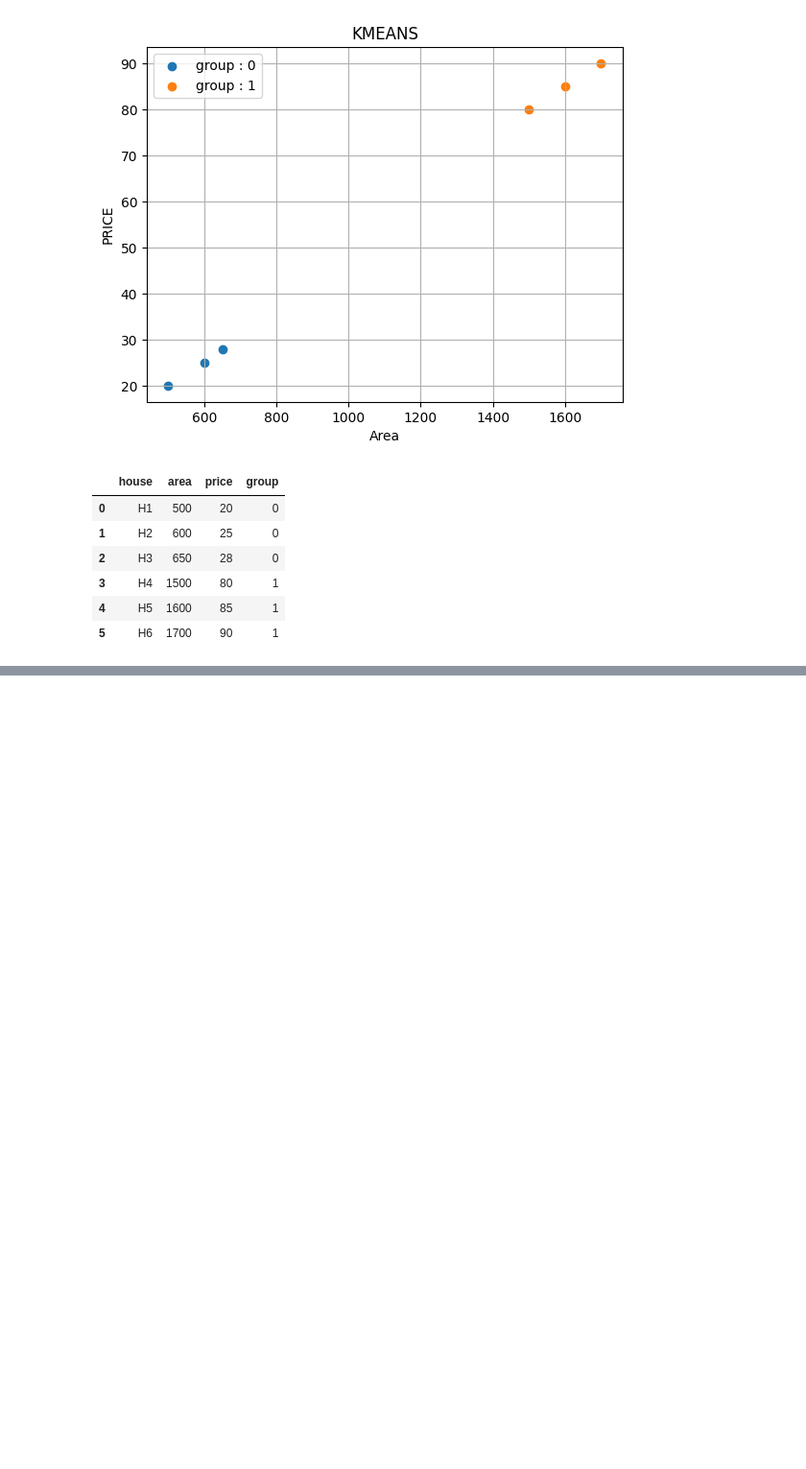
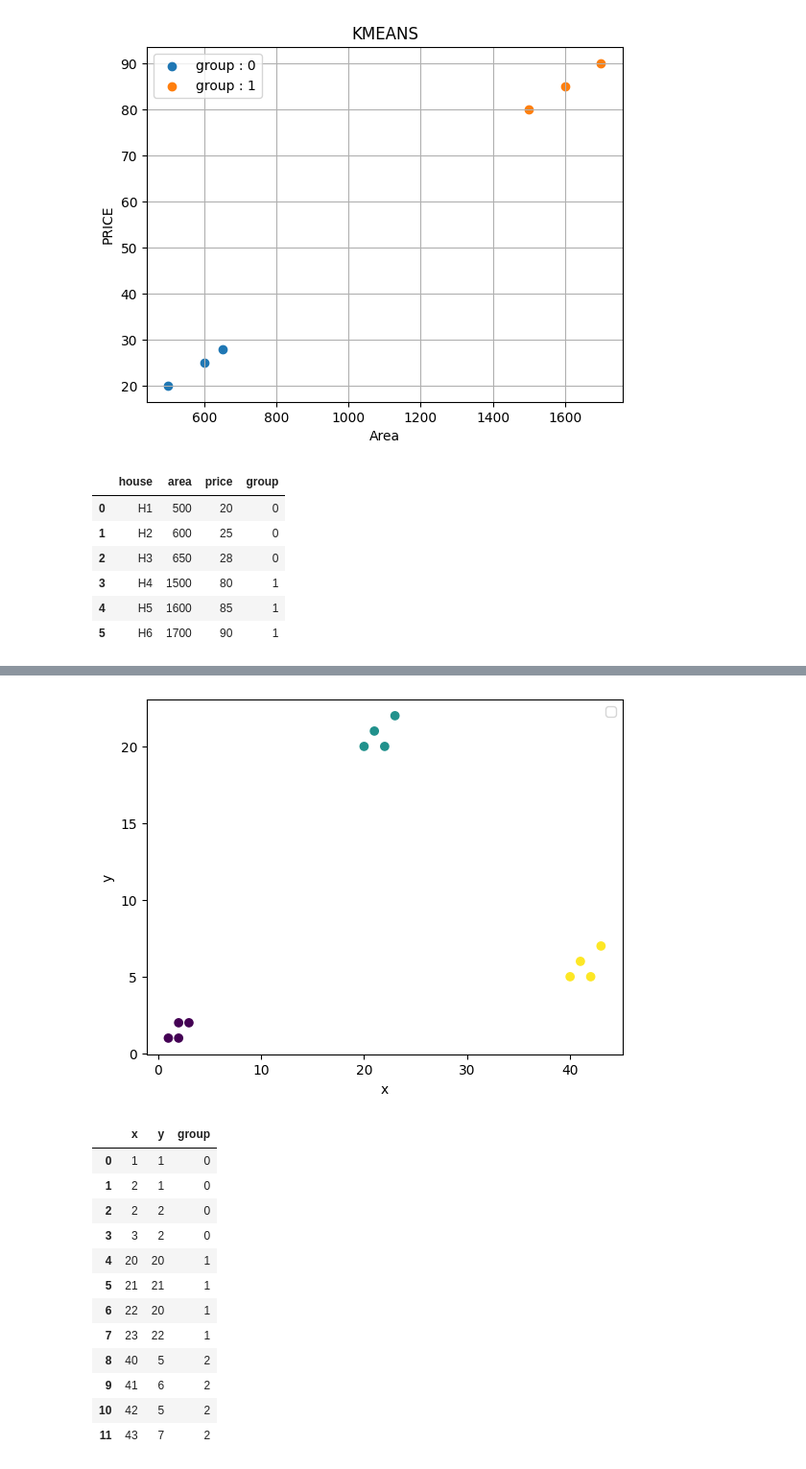
Before and after one commit to ayushpalse01012023-byte/student-performance-app, a Jupyter notebook: k_means.ipynb, the cells around one changed output, grey strips where cells are left out. Shown at 96% size. Cells and saved outputs as stored; diff of their text form; code cells hidden in the pictures; blank space fills up the shorter version.

```diff
--- a/k_means.ipynb
+++ b/k_means.ipynb
@@ -169,0 +208,38 @@ df
+# %%
+from sklearn.cluster import DBSCAN
+from sklearn.preprocessing import StandardScaler
+import pandas as pd
+import matplotlib.pyplot as plt
+
+
+
+df = pd.DataFrame({
+    "x": [1,2,2,3, 20,21,22,23, 40,41,42,43],
+    "y": [1,1,2,2, 20,21,20,22, 5,6,5,7]
+})
+X= df[["x", "y"]]
+std = StandardScaler()
+scaled = std.fit_transform(X)
+model = DBSCAN(eps = 0.3, min_samples = 2)
+df["group"] = model.fit_predict(scaled)
+plt.scatter(df["x"], df["y"], c=df["group"], cmap="viridis")
+plt.xlabel("x")
+plt.ylabel("y")
+plt.legend()
+plt.show()
+df
+# %% [output]
+[figure, added]
+|  | x | y | group |
+| 0 | 1 | 1 | 0 |
+| 1 | 2 | 1 | 0 |
+| 2 | 2 | 2 | 0 |
+| 3 | 3 | 2 | 0 |
+| 4 | 20 | 20 | 1 |
+| 5 | 21 | 21 | 1 |
+| 6 | 22 | 20 | 1 |
+| 7 | 23 | 22 | 1 |
+| 8 | 40 | 5 | 2 |
+| 9 | 41 | 6 | 2 |
+| 10 | 42 | 5 | 2 |
+| 11 | 43 | 7 | 2 |
```
Also changed, not shown: parts of 2 cells of this notebook.
